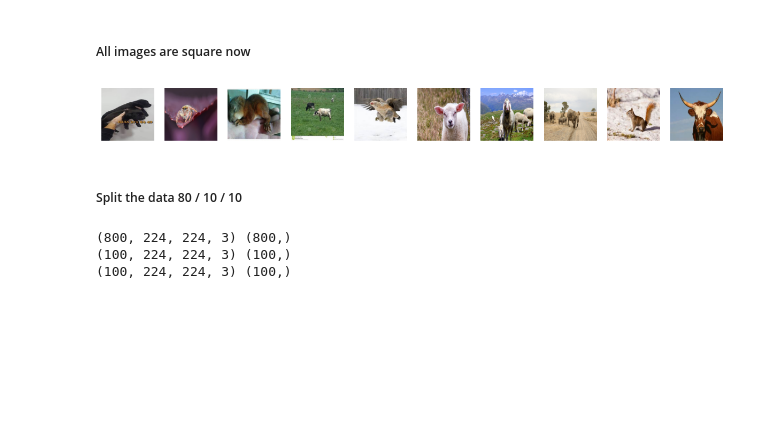
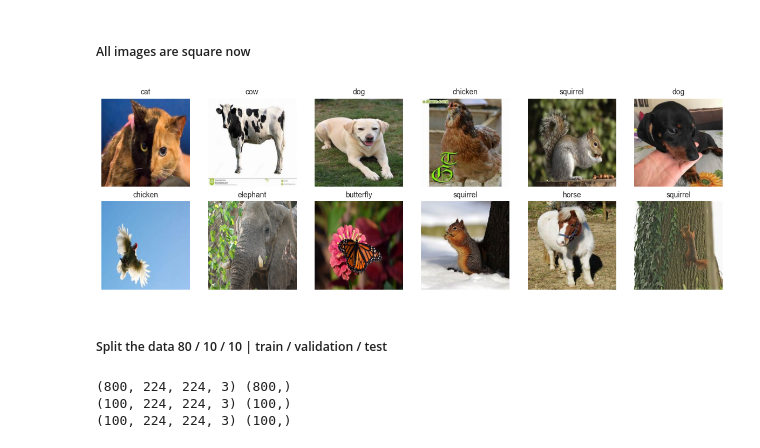
Before and after one commit to sofeeka/WinstarsAI_InternshipTest_SofiiaHrychukh, a Jupyter notebook: task2/dataset_exploratory.ipynb, the cells around one changed output. Cells and saved outputs as stored; diff of their text form; code cells hidden in the pictures; blank space fills up the shorter version.

```diff
--- a/task2/dataset_exploratory.ipynb
+++ b/task2/dataset_exploratory.ipynb
@@ -170,24 +171,22 @@ for i in df['image_paths'].values:
     all_images.append(image)
 # %% [markdown]
 ##### All images are square now
-# %%
-def show_random_images(images, n=5):
-    random_images = random.sample(images, n)
-    plt.figure(figsize=(15, 5))
-
-    for i, img in enumerate(random_images):
-        plt.subplot(1, n, i + 1)
-        plt.imshow(img)
-        plt.axis("off")
-
-    plt.show()
-
-# Show 5 random images (change n to any number)
-show_random_images(all_images, n=10)
-# %% [output]
-[figure, removed]
+# %%
+fig, ax = plt.subplots(2, 6, figsize=(12, 4))
+ax = ax.flatten()  # Flatten for easy iteration
+
+for i, idx in enumerate(random_pictures):
+    image = all_images[idx]
+    ax[i].imshow(image)  # Show image
+    ax[i].set_title(df['labels'].iloc[idx], fontsize=10)  # Set label as title
+    ax[i].axis('off')  # Hide axis
+
+plt.tight_layout()
+plt.show()
+# %% [output]
+[figure, added]
 # %%
 all_images = np.array(all_images)
 # %% [markdown]
-##### Split the data 80 / 10 / 10
+##### Split the data 80 / 10 / 10 | train / validation / test
 # %%
```
Also changed, not shown: parts of 20 cells of this notebook.
